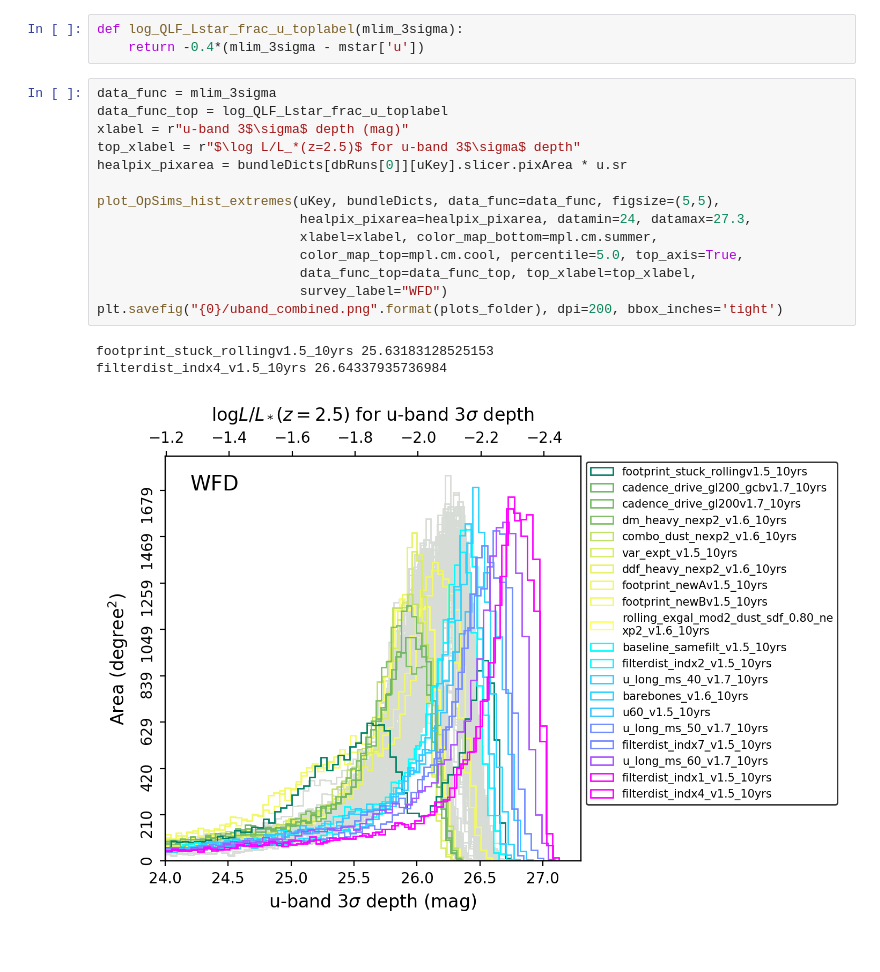
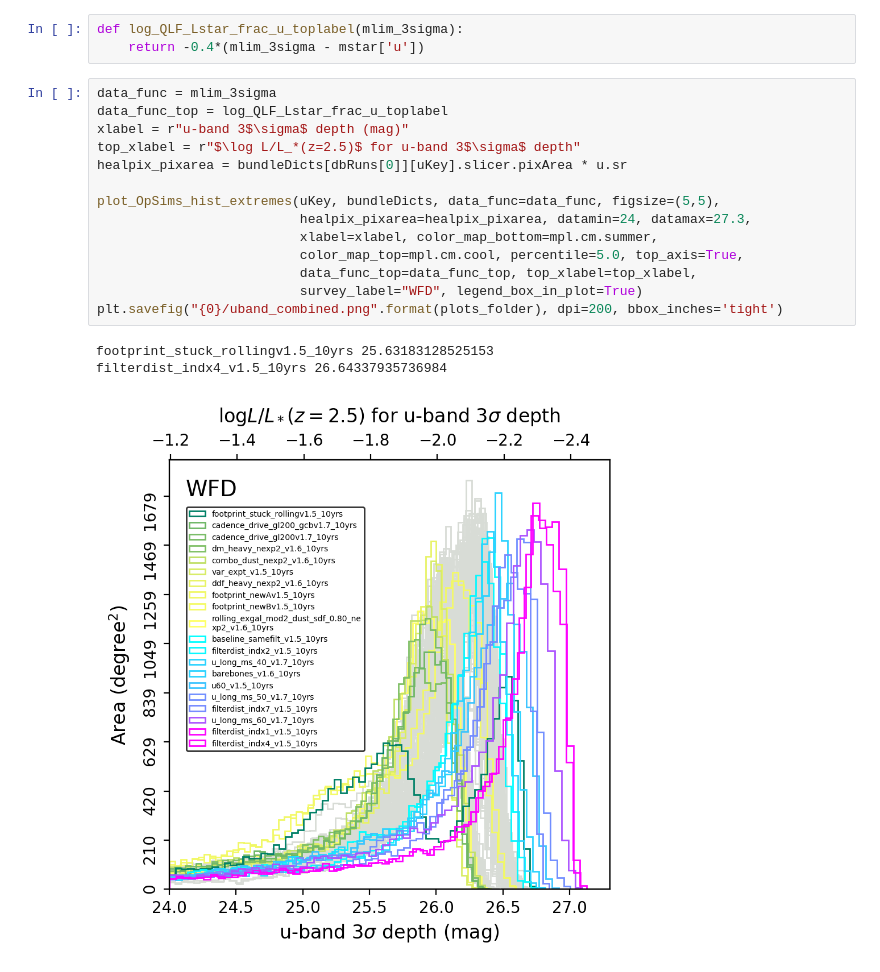
Before and after one commit to rjassef/AGN_Photoz_LSST_OpSim, a Jupyter notebook: uband_depth/Visualize_Lstar_depth_All_OpSims.ipynb, the cells around one changed output. Drawn from its saved outputs; the diff is of its cells as text.

Commit message:
Moved legend box into combined plot for u WFD

```diff
--- a/uband_depth/Visualize_Lstar_depth_All_OpSims.ipynb
+++ b/uband_depth/Visualize_Lstar_depth_All_OpSims.ipynb
@@ -217,18 +217,18 @@ def log_QLF_Lstar_frac_u_toplabel(mlim_3sigma):
 # %%
 data_func = mlim_3sigma
 data_func_top = log_QLF_Lstar_frac_u_toplabel
 xlabel = r"u-band 3$\sigma$ depth (mag)"
 top_xlabel = r"$\log L/L_*(z=2.5)$ for u-band 3$\sigma$ depth"
 healpix_pixarea = bundleDicts[dbRuns[0]][uKey].slicer.pixArea * u.sr
 
 plot_OpSims_hist_extremes(uKey, bundleDicts, data_func=data_func, figsize=(5,5),
                           healpix_pixarea=healpix_pixarea, datamin=24, datamax=27.3,
                           xlabel=xlabel, color_map_bottom=mpl.cm.summer,
                           color_map_top=mpl.cm.cool, percentile=5.0, top_axis=True,
                           data_func_top=data_func_top, top_xlabel=top_xlabel,
-                          survey_label="WFD")
+                          survey_label="WFD", legend_box_in_plot=True)
 plt.savefig("{0}/uband_combined.png".format(plots_folder), dpi=200, bbox_inches='tight')
 # %% [output]
 footprint_stuck_rollingv1.5_10yrs 25.63183128525153
 filterdist_indx4_v1.5_10yrs 26.64337935736984
-[figure, old version]
+[figure, new version]
```
Also changed, not shown: 2 other files.
